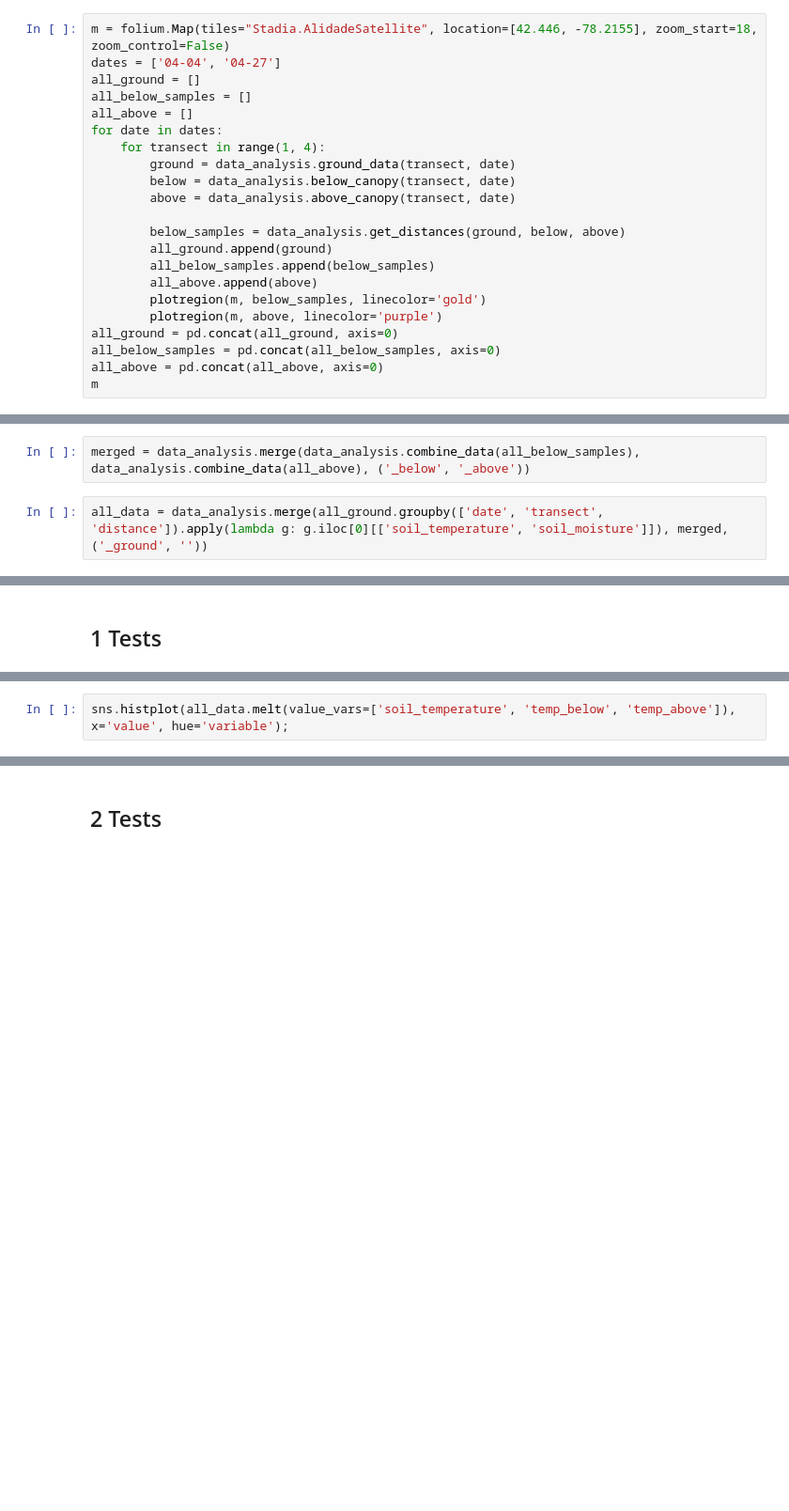
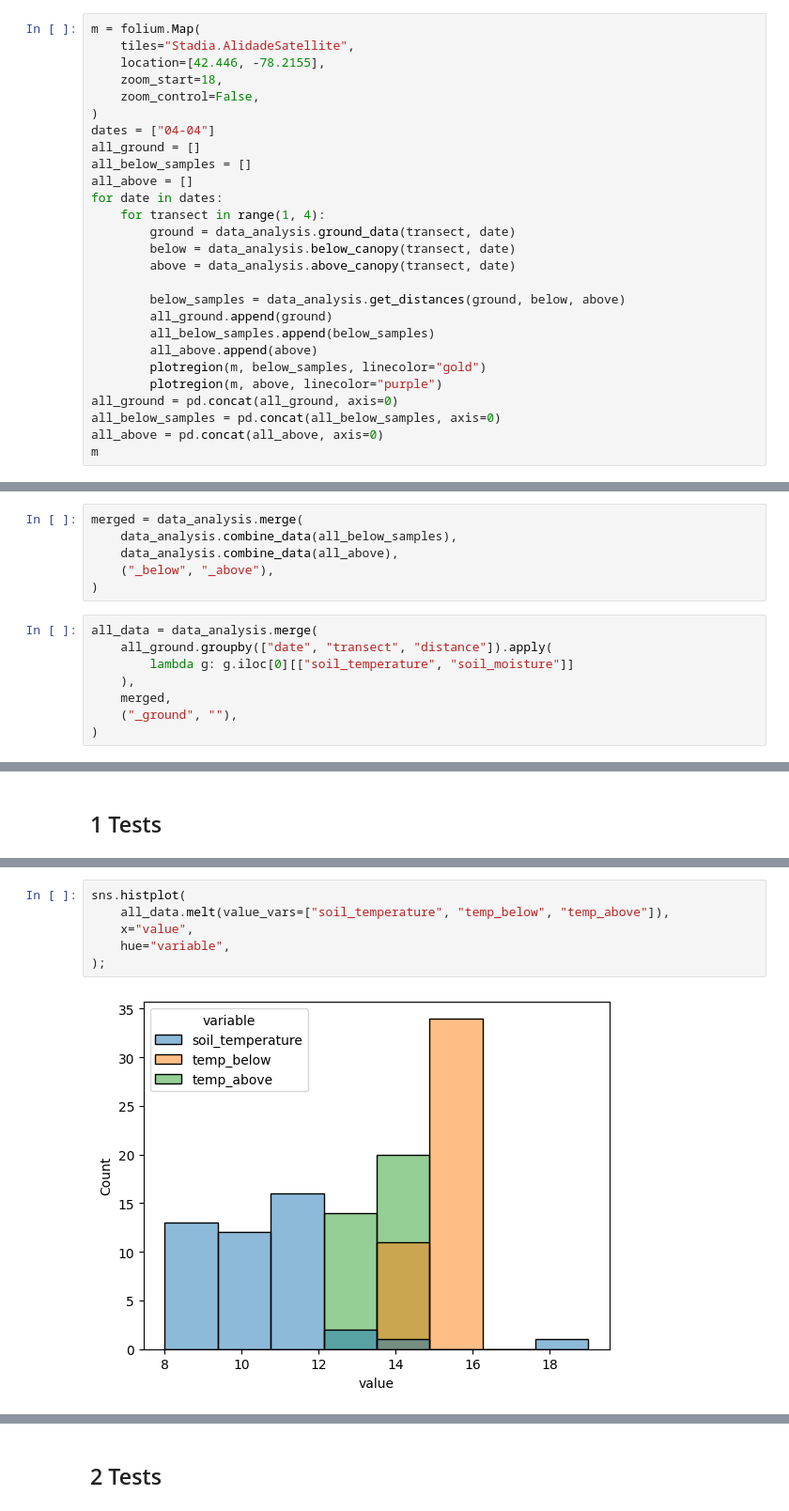
Before and after one commit to wstevick/SH-drone-sampling, a Jupyter notebook: analysis.ipynb, the cells around one changed output, grey strips where cells are left out. Shown: that part at 94% size. Drawn from its saved outputs; the diff is of its cells as text; blank space fills up the shorter version.

```diff
--- a/analysis.ipynb
+++ b/analysis.ipynb
@@ -25,8 +35,13 @@ def plotregion(m, df, linecolor='#00ff00'):
 # %% [markdown]
 # Sanity Checks
 # %%
-m = folium.Map(tiles="Stadia.AlidadeSatellite", location=[42.446, -78.2155], zoom_start=18, zoom_control=False)
-dates = ['04-04', '04-27']
+m = folium.Map(
+    tiles="Stadia.AlidadeSatellite",
+    location=[42.446, -78.2155],
+    zoom_start=18,
+    zoom_control=False,
+)
+dates = ["04-04"]
 all_ground = []
 all_below_samples = []
 all_above = []
@@ -40,8 +55,8 @@ for date in dates:
         all_ground.append(ground)
         all_below_samples.append(below_samples)
         all_above.append(above)
-        plotregion(m, below_samples, linecolor='gold')
-        plotregion(m, above, linecolor='purple')
+        plotregion(m, below_samples, linecolor="gold")
+        plotregion(m, above, linecolor="purple")
 all_ground = pd.concat(all_ground, axis=0)
 all_below_samples = pd.concat(all_below_samples, axis=0)
 all_above = pd.concat(all_above, axis=0)
@@ -86,9 +105,19 @@ plt.ylabel('Return Error (m)')
 # %% [markdown]
 # Combine Data
 # %%
-merged = data_analysis.merge(data_analysis.combine_data(all_below_samples), data_analysis.combine_data(all_above), ('_below', '_above'))
+merged = data_analysis.merge(
+    data_analysis.combine_data(all_below_samples),
+    data_analysis.combine_data(all_above),
+    ("_below", "_above"),
+)
 # %%
-all_data = data_analysis.merge(all_ground.groupby(['date', 'transect', 'distance']).apply(lambda g: g.iloc[0][['soil_temperature', 'soil_moisture']]), merged, ('_ground', ''))
+all_data = data_analysis.merge(
+    all_ground.groupby(["date", "transect", "distance"]).apply(
+        lambda g: g.iloc[0][["soil_temperature", "soil_moisture"]]
+    ),
+    merged,
+    ("_ground", ""),
+)
 # %% [markdown]
 # Tests
 # %% [markdown]
@@ -100,3 +139,9 @@ stats.f_oneway(*all_data[['soil_temperature', 'temp_below', 'temp_above']].value
 # %%
-sns.histplot(all_data.melt(value_vars=['soil_temperature', 'temp_below', 'temp_above']), x='value', hue='variable');
+sns.histplot(
+    all_data.melt(value_vars=["soil_temperature", "temp_below", "temp_above"]),
+    x="value",
+    hue="variable",
+);
+# %% [output]
+[figure, added]
 # %%
```
Also changed, not shown: parts of 36 cells of this notebook, 3 other files.
